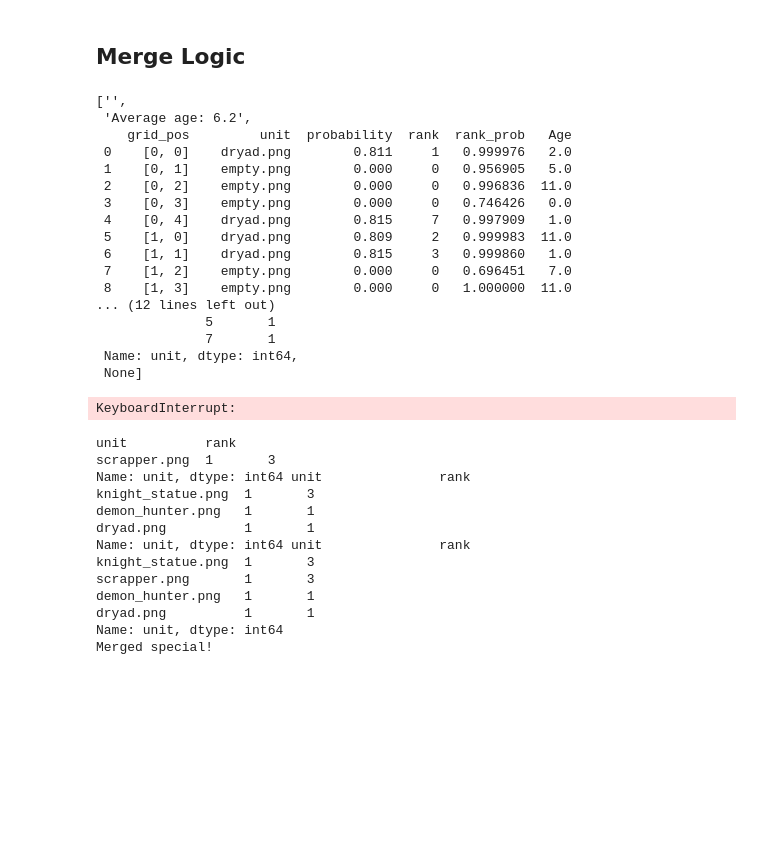
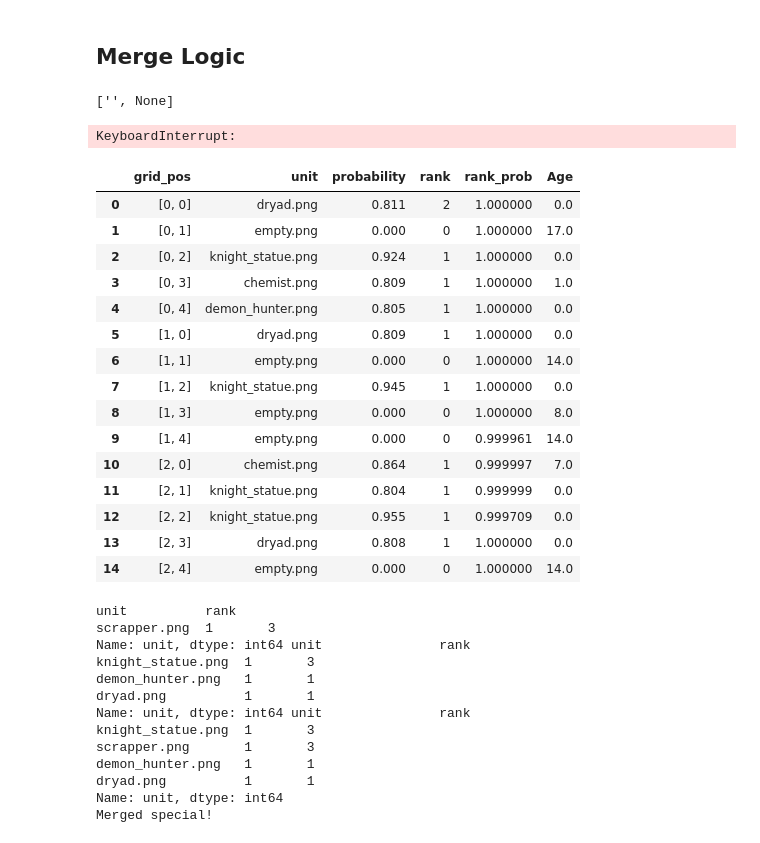
Before and after one commit to AxelBjork/Rush-Royale-Bot, a Jupyter notebook: bot_logic.ipynb, the cells around one changed output. Drawn from its saved outputs; the diff is of its cells as text; code cells hidden in the pictures; blank space fills up the shorter version.

```diff
--- a/bot_logic.ipynb
+++ b/bot_logic.ipynb
@@ -131,7 +152,7 @@ def scrapper_merge(self,df_split,merge_series):
 
 
 # Try to find a merge target and merge it
-def try_merge(self,rank=1,prev_grid=None,merge_target='zealot.png'):
+def try_merge(self,prev_grid=None,merge_target='demon_hunter.png'):
     info=''
     merge_df =None
     names=self.scan_grid(new=True)
@@ -146,31 +167,36 @@ def try_merge(self,rank=1,prev_grid=None,merge_target='zealot.png'):
         max_demon = merge_demon.index.max()
         # Remove 1 count of highest rank demon hunter
         merge_series[merge_series.index == max_demon] = merge_series[merge_series.index == max_demon] - 1
-    scrapper_merge(self,df_split,merge_series)
+    merge_df = scrapper_merge(self,df_split,merge_series)
     return grid_df,unit_series,merge_series,merge_df,info
 for i in range(1000):
     grid_df,unit_series,merge_series,df_groups,info =try_merge(bot,prev_grid=grid_df,merge_target='demon_hunter.png')
     clear_output()
-    display([f'{info}', 'Average age: '+ str(grid_df['Age'].mean().round(2)),grid_df,unit_series,df_groups])
+    #display([f'{info}', 'Average age: '+ str(grid_df['Age'].mean().round(2)),grid_df,unit_series,df_groups])
+    display([f'{info}',df_groups])
+    time.sleep(1)
 # %% [output]
-['',
- 'Average age: 6.2',
-    grid_pos         unit  probability  rank  rank_prob   Age
- 0    [0, 0]    dryad.png        0.811     1   0.999976   2.0
- 1    [0, 1]    empty.png        0.000     0   0.956905   5.0
- 2    [0, 2]    empty.png        0.000     0   0.996836  11.0
- 3    [0, 3]    empty.png        0.000     0   0.746426   0.0
- 4    [0, 4]    dryad.png        0.815     7   0.997909   1.0
- 5    [1, 0]    dryad.png        0.809     2   0.999983  11.0
- 6    [1, 1]    dryad.png        0.815     3   0.999860   1.0
- 7    [1, 2]    empty.png        0.000     0   0.696451   7.0
- 8    [1, 3]    empty.png        0.000     0   1.000000  11.0
-... (12 lines left out)
-              5       1
-              7       1
- Name: unit, dtype: int64,
- None]
+['', None]
 KeyboardInterrupt:
+# %%
+grid_df
+# %% [output]
+|  | grid_pos | unit | probability | rank | rank_prob | Age |
+| 0 | [0, 0] | dryad.png | 0.811 | 2 | 1.000000 | 0.0 |
+| 1 | [0, 1] | empty.png | 0.000 | 0 | 1.000000 | 17.0 |
+| 2 | [0, 2] | knight_statue.png | 0.924 | 1 | 1.000000 | 0.0 |
+| 3 | [0, 3] | chemist.png | 0.809 | 1 | 1.000000 | 1.0 |
+| 4 | [0, 4] | demon_hunter.png | 0.805 | 1 | 1.000000 | 0.0 |
+| 5 | [1, 0] | dryad.png | 0.809 | 1 | 1.000000 | 0.0 |
+| 6 | [1, 1] | empty.png | 0.000 | 0 | 1.000000 | 14.0 |
+| 7 | [1, 2] | knight_statue.png | 0.945 | 1 | 1.000000 | 0.0 |
+| 8 | [1, 3] | empty.png | 0.000 | 0 | 1.000000 | 8.0 |
+| 9 | [1, 4] | empty.png | 0.000 | 0 | 0.999961 | 14.0 |
+| 10 | [2, 0] | chemist.png | 0.864 | 1 | 0.999997 | 7.0 |
+| 11 | [2, 1] | knight_statue.png | 0.804 | 1 | 0.999999 | 0.0 |
+| 12 | [2, 2] | knight_statue.png | 0.955 | 1 | 0.999709 | 0.0 |
+| 13 | [2, 3] | dryad.png | 0.808 | 1 | 1.000000 | 0.0 |
+| 14 | [2, 4] | empty.png | 0.000 | 0 | 1.000000 | 14.0 |
 # %%
 # Merge special units ['harlequin.png','dryad.png','mime.png','scrapper.png']
 def merge_special_unit(self,df_split,merge_series,special_type):
```
Also changed, not shown: parts of 4 cells of this notebook, 7 other files.
